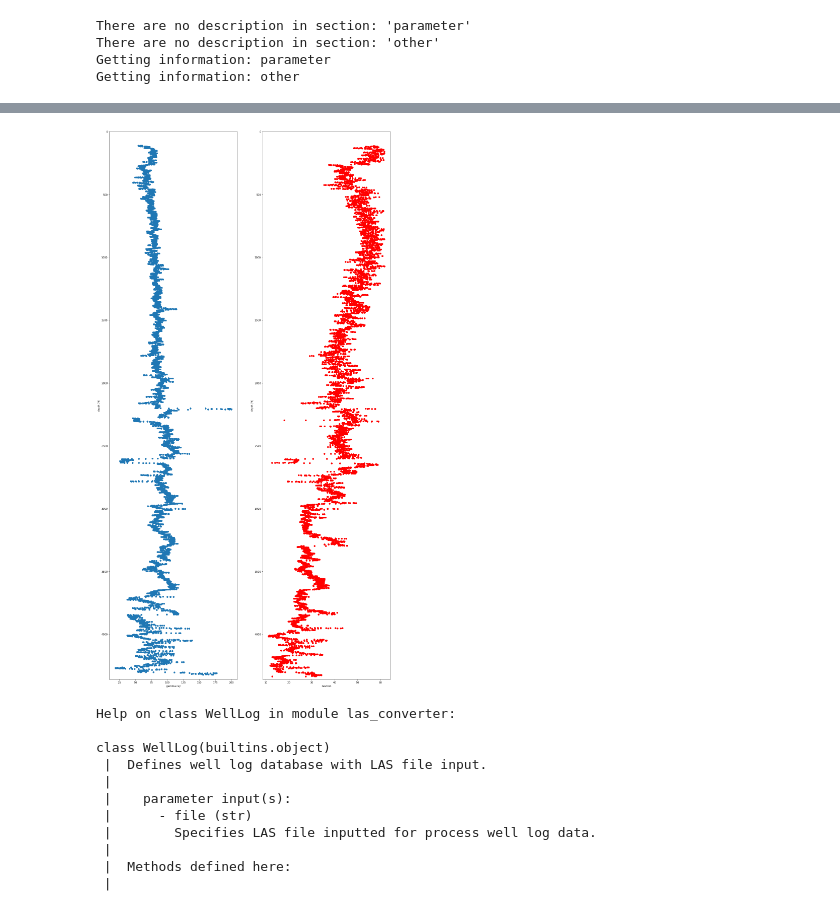
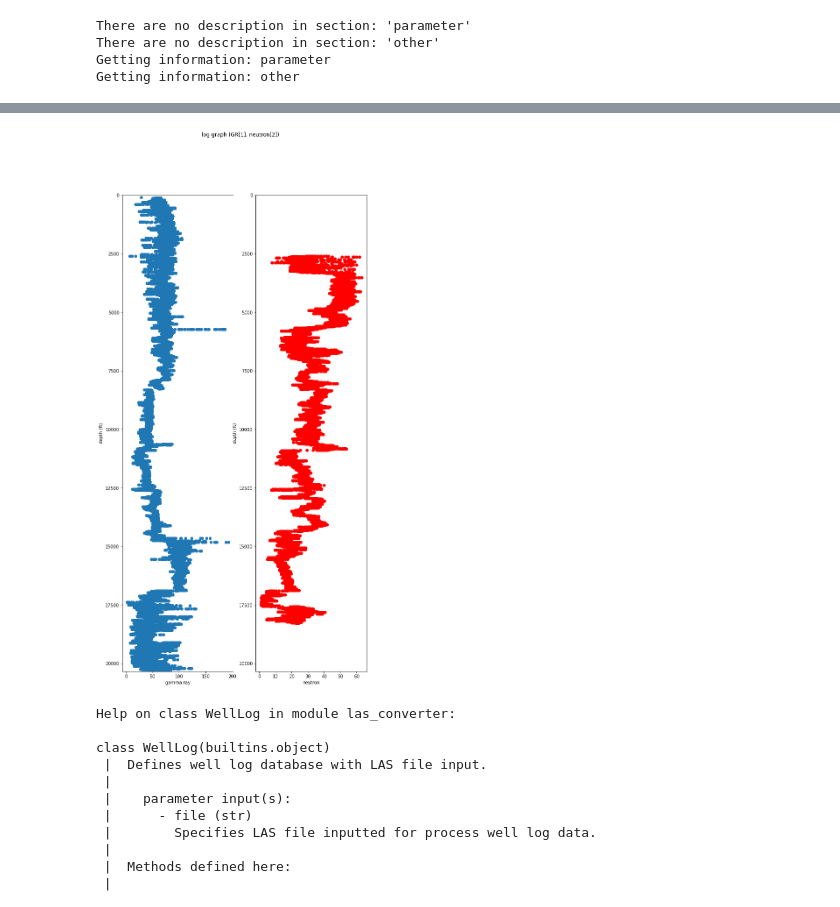
Before and after one commit to daimessdn/las_converter, a Jupyter notebook: using_las_converter_in_well_log_analysis.ipynb, the cells around one changed output, grey strips where cells are left out. Cells and saved outputs as stored; diff of their text form; code cells hidden in the pictures.

Commit message:
try on another well data sample

```diff
--- a/using_las_converter_in_well_log_analysis.ipynb
+++ b/using_las_converter_in_well_log_analysis.ipynb
@@ -22,7 +22,7 @@ import matplotlib.pyplot as plt
 from las_converter import WellLog
 # %%
 # init'd well instance
-log1 = WellLog("samples/WA2.LAS")
+log1 = WellLog("samples/TU1.LAS")
 # %% [output]
 Getiing LAS file from local drive...
 Loading well data. It will takes time for a while...
@@ -161,28 +189,30 @@ plt.show()
 # %%
 # get same plot
 ## in scatter format
-fig = plt.figure(figsize=(20, 40))
+fig = plt.figure(figsize=(10, 20))
 
 ax1 = fig.add_subplot(121)
 ax2 = fig.add_subplot(122)
 
 ax1.set_xlabel("gamma ray")
 ax2.set_xlabel("neutron")
 
 ax1.set_ylabel("depth (ft)")
 ax2.set_ylabel("depth (ft)")
 
 ax1.scatter(np.array(log_data["gr"]), np.array(log_data["m__depth.ft"]))
 ax2.scatter(np.array(log_data["nphi"]), np.array(log_data["m__depth.ft"]), color="red")
 
 ax1.invert_yaxis()
 ax2.invert_yaxis()
 
+fig.suptitle("log graph (GR[1], neutron[2])")
+
 ax1.set_ylim(ymax=0, ymin=np.max(log_data["m__depth.ft"]))
 ax2.set_ylim(ymax=0, ymin=np.max(log_data["m__depth.ft"]))
 plt.show()
 # %% [output]
-[figure, old version]
+[figure, new version]
 # %%
 help(WellLog)
 # %% [output]
```
Also changed, not shown: parts of 9 cells of this notebook, 5 other files.
